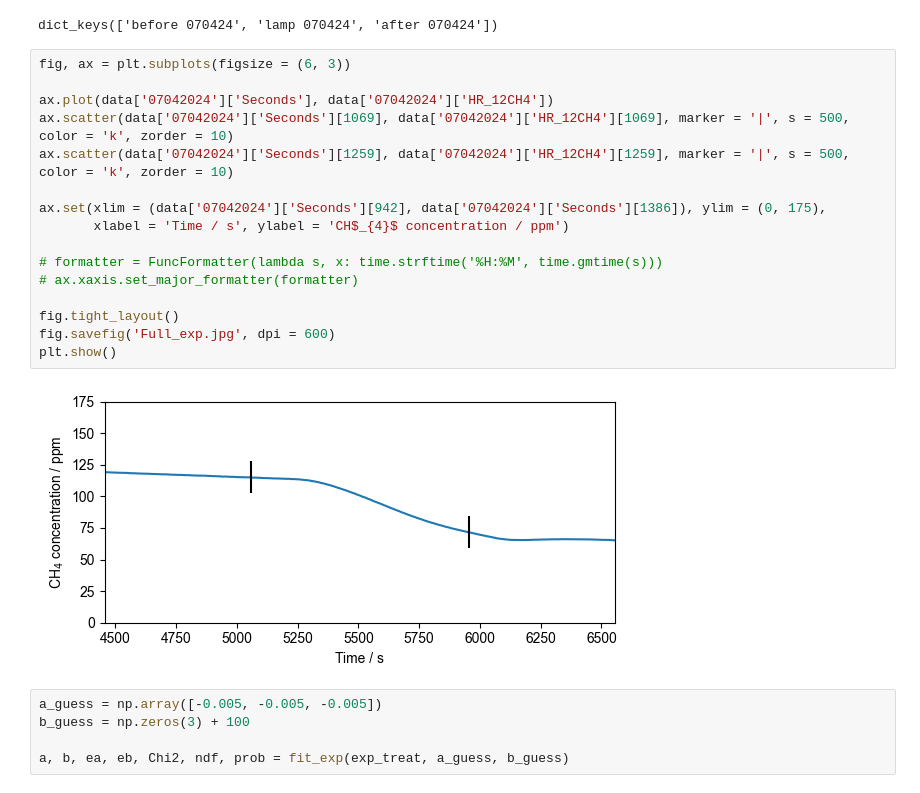
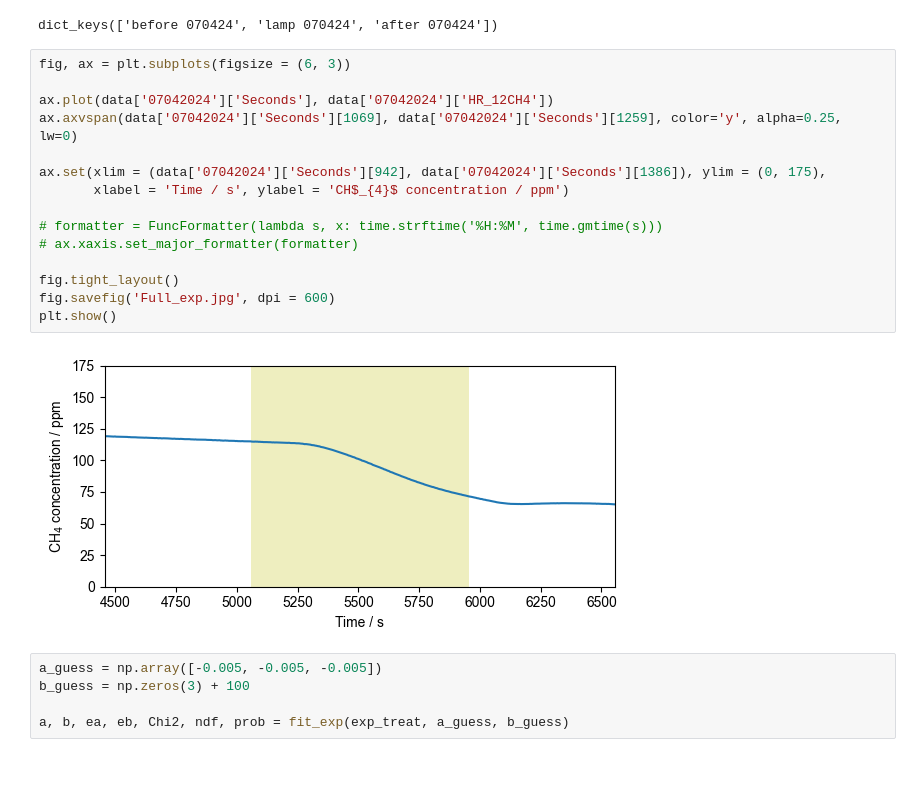
Before and after one commit to Normann25/Manganese-chlorides, a Jupyter notebook: ISAMO/experiments.ipynb, the cells around one changed output. Saved outputs shown, nothing was run; the diff lists cells and outputs as text.

```diff
--- a/ISAMO/experiments.ipynb
+++ b/ISAMO/experiments.ipynb
@@ -52,21 +52,20 @@ dict_keys(['before 070424', 'lamp 070424', 'after 070424'])
 # %%
 fig, ax = plt.subplots(figsize = (6, 3))
 
 ax.plot(data['07042024']['Seconds'], data['07042024']['HR_12CH4'])
-ax.scatter(data['07042024']['Seconds'][1069], data['07042024']['HR_12CH4'][1069], marker = '|', s = 500, color = 'k', zorder = 10)
-ax.scatter(data['07042024']['Seconds'][1259], data['07042024']['HR_12CH4'][1259], marker = '|', s = 500, color = 'k', zorder = 10)
+ax.axvspan(data['07042024']['Seconds'][1069], data['07042024']['Seconds'][1259], color='y', alpha=0.25, lw=0)
 
 ax.set(xlim = (data['07042024']['Seconds'][942], data['07042024']['Seconds'][1386]), ylim = (0, 175),
        xlabel = 'Time / s', ylabel = 'CH$_{4}$ concentration / ppm')
 
 # formatter = FuncFormatter(lambda s, x: time.strftime('%H:%M', time.gmtime(s)))
 # ax.xaxis.set_major_formatter(formatter)
 
 fig.tight_layout()
 fig.savefig('Full_exp.jpg', dpi = 600)
 plt.show()
 # %% [output]
-[figure, old version]
+[figure, new version]
 # %%
 a_guess = np.array([-0.005, -0.005, -0.005])
 b_guess = np.zeros(3) + 100
```
Also changed, not shown: 1 other file.
